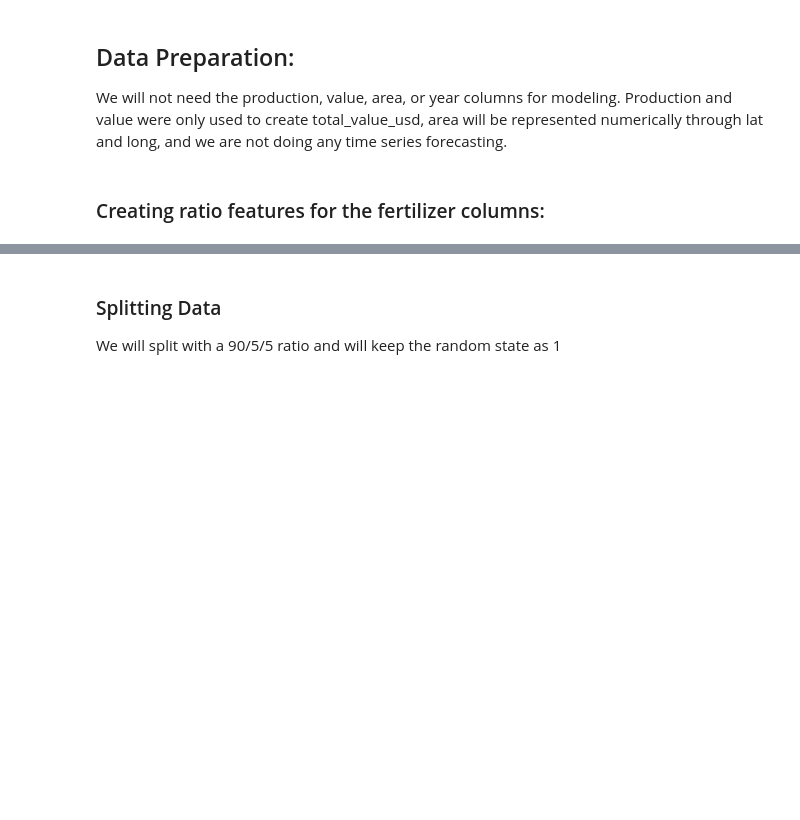
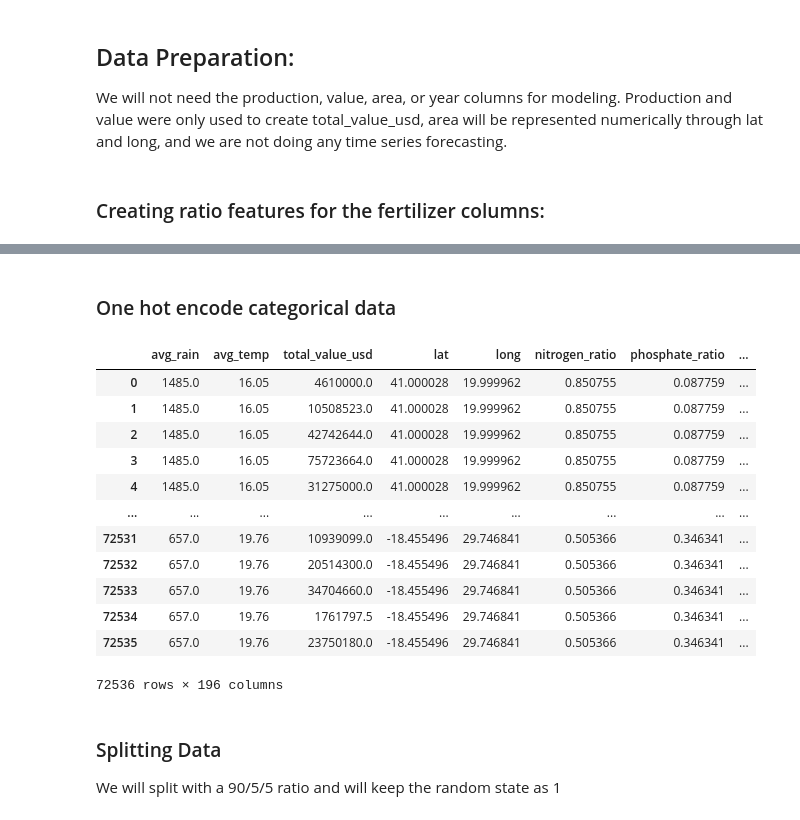
Before and after one commit to hunterblum/CloudFinal-Team1, a Jupyter notebook: Cloud_Team1.ipynb, the cells around one changed output, grey strips where cells are left out. Cells and saved outputs as stored; diff of their text form; code cells hidden in the pictures; blank space fills up the shorter version.

```diff
--- a/Cloud_Team1.ipynb
+++ b/Cloud_Team1.ipynb
@@ -751,6 +748,33 @@ df_model.head()
 | 144 | Maize corn | 1485.0 | 16.05 | 42742644.0 | 41.000028 | 19.999962 | 0.850755 | 0.087759 | ... |
 | 145 | Meat of cattle with the bone fres... | 1485.0 | 16.05 | 75723664.0 | 41.000028 | 19.999962 | 0.850755 | 0.087759 | ... |
 | 148 | Meat of pig with the bone fresh o... | 1485.0 | 16.05 | 31275000.0 | 41.000028 | 19.999962 | 0.850755 | 0.087759 | ... |
+# %% [markdown]
+### One hot encode categorical data
+# %%
+cat = df_model[['item']]
+
+ohe = OneHotEncoder(sparse = False).fit(cat)
+cat_data = ohe.transform(cat)
+cat_df = pd.DataFrame(cat_data, columns = ohe.get_feature_names(['item'])).reset_index(drop = True)
+
+# Join to rest of data
+df_model_num = df_model.drop(columns=['item'], axis = 1).reset_index(drop=True)
+df_model2 = pd.concat([df_model_num, cat_df], axis = 1)
+df_model2
+# %% [output]
+|  | avg_rain | avg_temp | total_value_usd | lat | long | nitrogen_ratio | phosphate_ratio | ... |
+| 0 | 1485.0 | 16.05 | 4610000.0 | 41.000028 | 19.999962 | 0.850755 | 0.087759 | ... |
+| 1 | 1485.0 | 16.05 | 10508523.0 | 41.000028 | 19.999962 | 0.850755 | 0.087759 | ... |
+| 2 | 1485.0 | 16.05 | 42742644.0 | 41.000028 | 19.999962 | 0.850755 | 0.087759 | ... |
+| 3 | 1485.0 | 16.05 | 75723664.0 | 41.000028 | 19.999962 | 0.850755 | 0.087759 | ... |
+| 4 | 1485.0 | 16.05 | 31275000.0 | 41.000028 | 19.999962 | 0.850755 | 0.087759 | ... |
+| ... | ... | ... | ... | ... | ... | ... | ... | ... |
+| 72531 | 657.0 | 19.76 | 10939099.0 | -18.455496 | 29.746841 | 0.505366 | 0.346341 | ... |
+| 72532 | 657.0 | 19.76 | 20514300.0 | -18.455496 | 29.746841 | 0.505366 | 0.346341 | ... |
+| 72533 | 657.0 | 19.76 | 34704660.0 | -18.455496 | 29.746841 | 0.505366 | 0.346341 | ... |
+| 72534 | 657.0 | 19.76 | 1761797.5 | -18.455496 | 29.746841 | 0.505366 | 0.346341 | ... |
+| 72535 | 657.0 | 19.76 | 23750180.0 | -18.455496 | 29.746841 | 0.505366 | 0.346341 | ... |
+72536 rows × 196 columns
 # %% [markdown]
 ### Splitting Data
 
```
Also changed, not shown: parts of 15 cells of this notebook.
